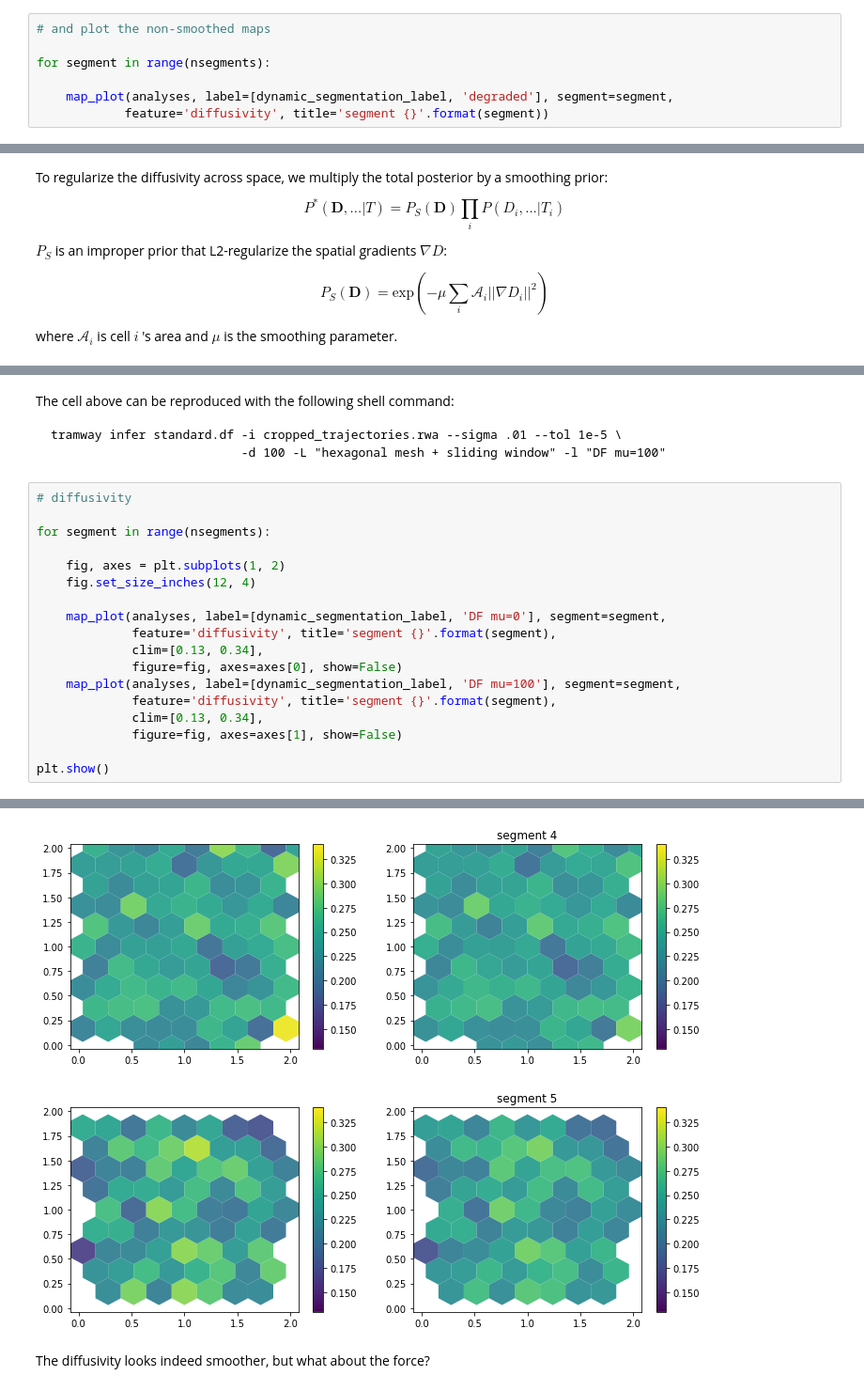
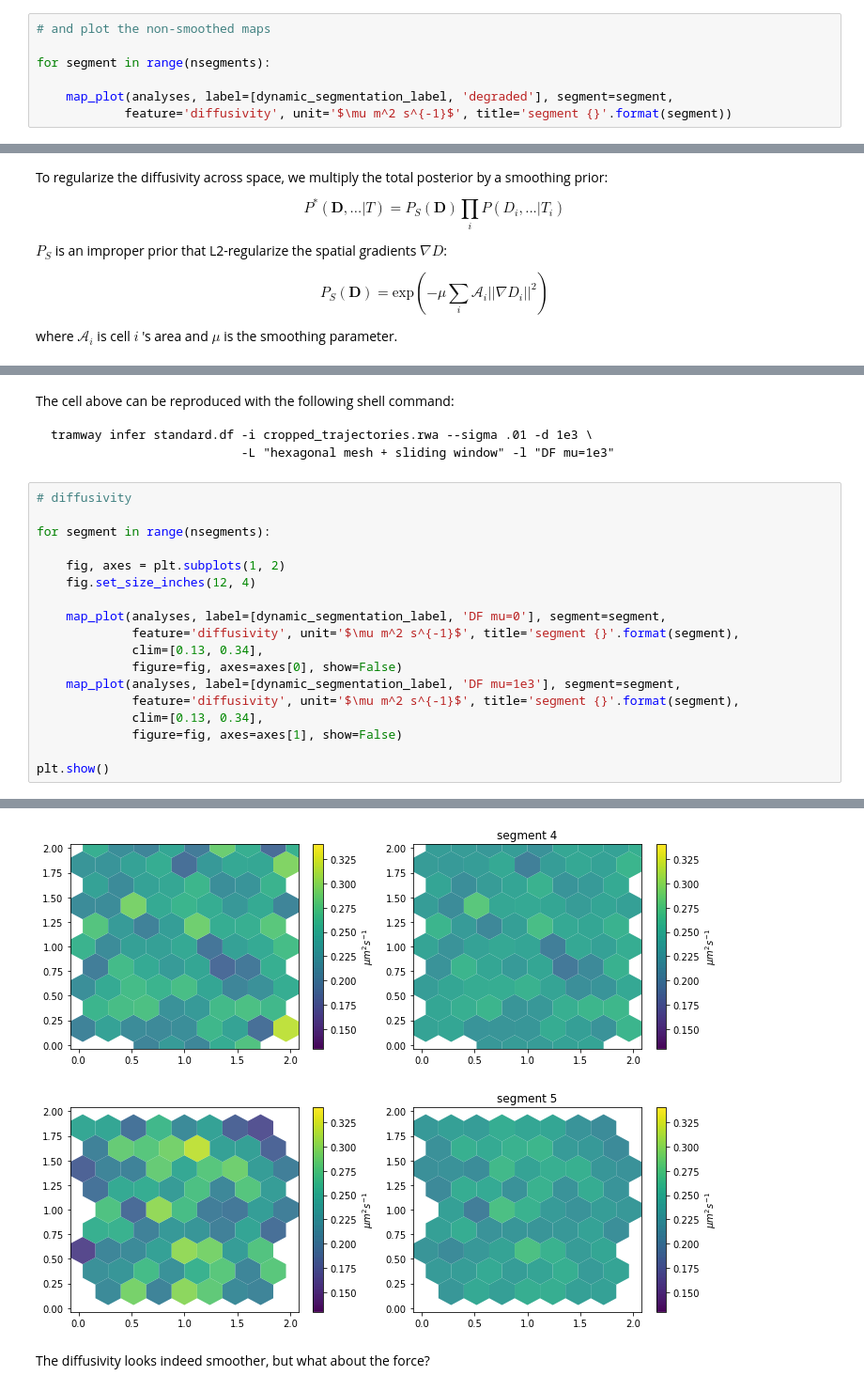
Before and after one commit to DecBayComp/COMPARE19, a Jupyter notebook: 1. Simulated data/2. dynamic inference.ipynb, the cells around one changed output, grey strips where cells are left out. Shown at 94% size. Drawn from its saved outputs; the diff is of its cells as text.

```diff
--- a/1. Simulated data/2. dynamic inference.ipynb
+++ b/1. Simulated data/2. dynamic inference.ipynb
@@ -119,5 +119,5 @@ elapsed time: 1s
 for segment in range(nsegments):
 
     map_plot(analyses, label=[dynamic_segmentation_label, 'degraded'], segment=segment,
-            feature='diffusivity', title='segment {}'.format(segment))
+            feature='diffusivity', unit='$\mu m^2 s^{-1}$', title='segment {}'.format(segment))
 # %% [output]
@@ -169,8 +170,8 @@ elapsed time: 291s
 # %% [markdown]
 The cell above can be reproduced with the following shell command:
 
-    tramway infer standard.df -i cropped_trajectories.rwa --sigma .01 --tol 1e-5 \
-                              -d 100 -L "hexagonal mesh + sliding window" -l "DF mu=100"
+    tramway infer standard.df -i cropped_trajectories.rwa --sigma .01 -d 1e3 \
+                              -L "hexagonal mesh + sliding window" -l "DF mu=1e3"
 # %%
 # diffusivity
 
@@ -180,11 +181,11 @@ for segment in range(nsegments):
     fig.set_size_inches(12, 4)
 
     map_plot(analyses, label=[dynamic_segmentation_label, 'DF mu=0'], segment=segment,
-             feature='diffusivity', title='segment {}'.format(segment),
+             feature='diffusivity', unit='$\mu m^2 s^{-1}$', title='segment {}'.format(segment),
              clim=[0.13, 0.34],
              figure=fig, axes=axes[0], show=False)
-    map_plot(analyses, label=[dynamic_segmentation_label, 'DF mu=100'], segment=segment,
-             feature='diffusivity', title='segment {}'.format(segment),
+    map_plot(analyses, label=[dynamic_segmentation_label, 'DF mu=1e3'], segment=segment,
+             feature='diffusivity', unit='$\mu m^2 s^{-1}$', title='segment {}'.format(segment),
              clim=[0.13, 0.34],
              figure=fig, axes=axes[1], show=False)
 
@@ -197,5 +198,5 @@ plt.show()
-[figure, old version]
+[figure, new version]
-[figure, old version]
+[figure, new version]
 # %% [markdown]
 The diffusivity looks indeed smoother, but what about the force?
 # %%
```
Also changed, not shown: parts of 19 cells of this notebook, 2 other files.
